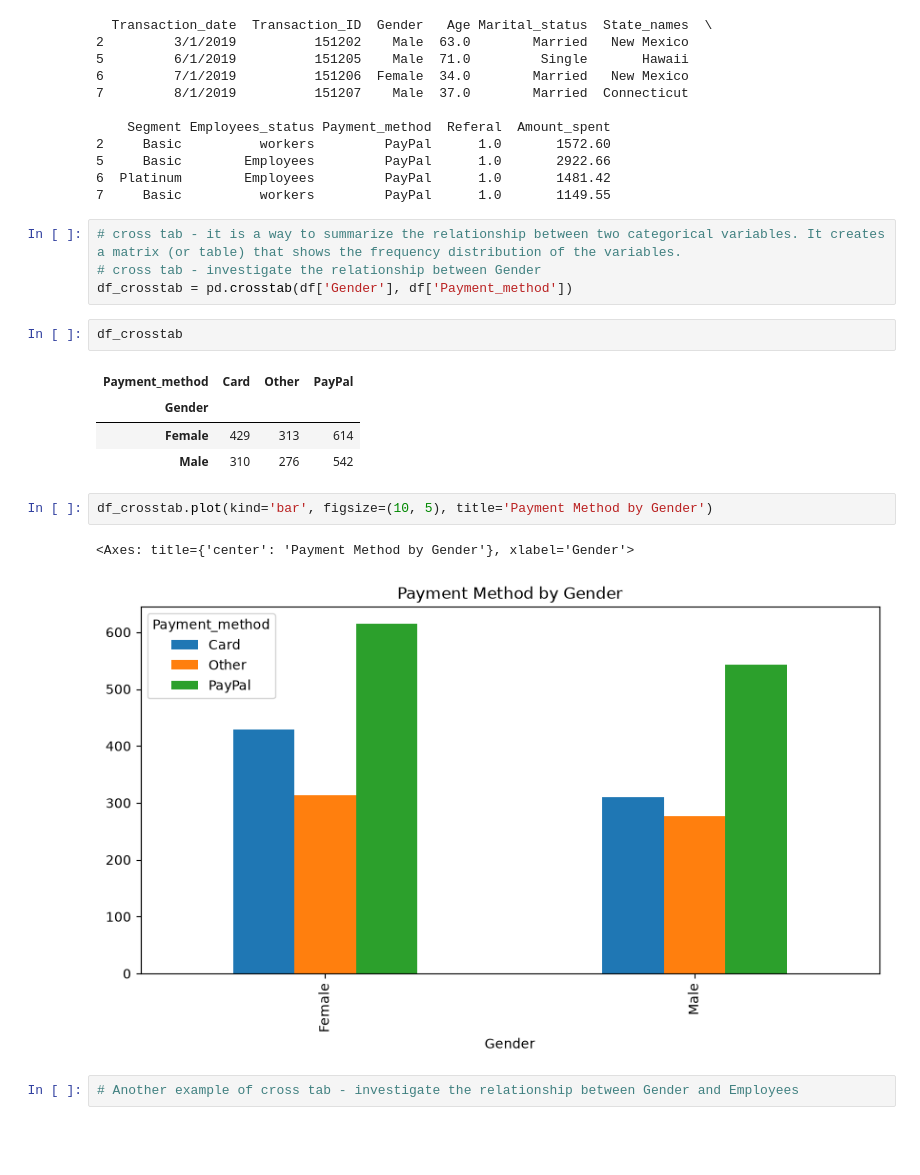
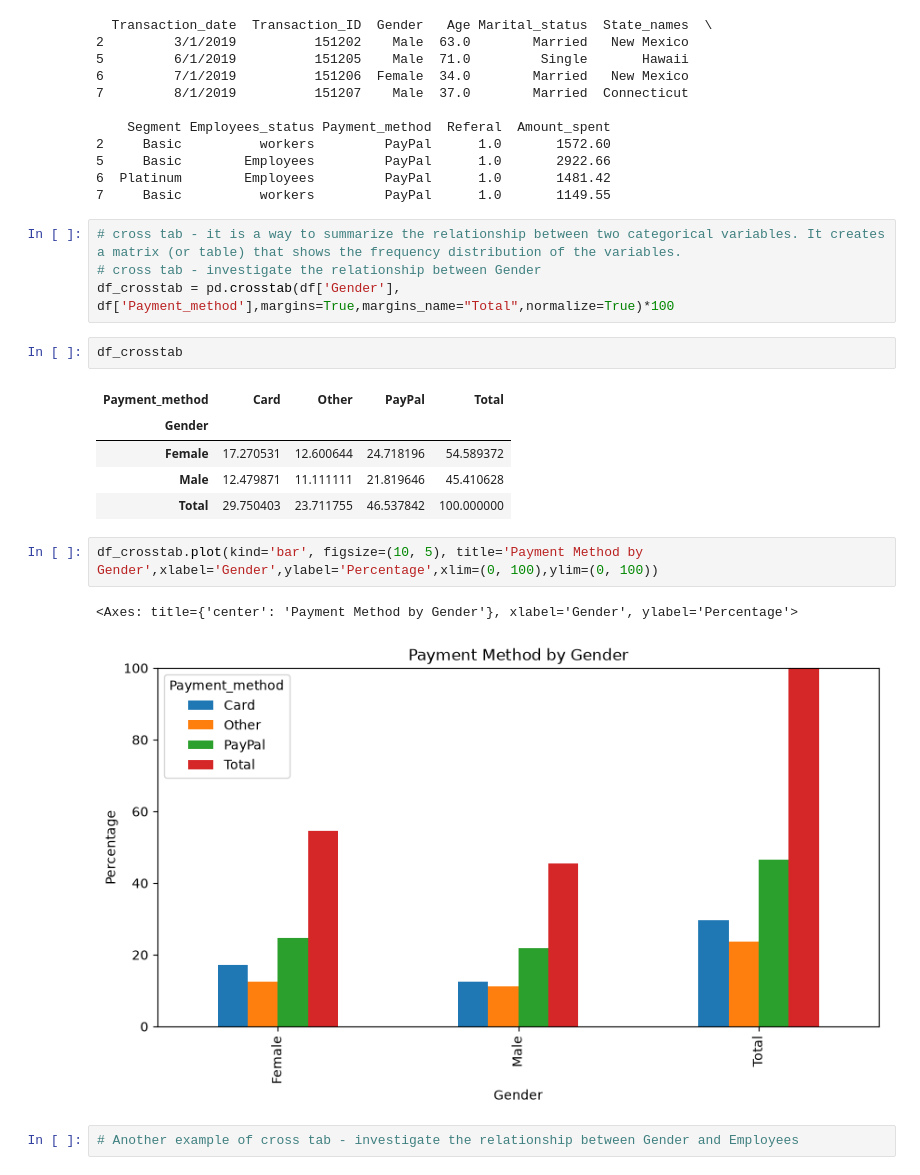
Before and after one commit to Anticoder03/anudeep-traning, a Jupyter notebook: practice/data_analysis/customer.ipynb, the cells around one changed output. Saved outputs shown, nothing was run; the diff lists cells and outputs as text; blank space fills up the shorter version.

```diff
--- a/practice/data_analysis/customer.ipynb
+++ b/practice/data_analysis/customer.ipynb
@@ -149,19 +149,20 @@ print(df[condition].head(4))
 # %%
 # cross tab - it is a way to summarize the relationship between two categorical variables. It creates a matrix (or table) that shows the frequency distribution of the variables.
 # cross tab - investigate the relationship between Gender
-df_crosstab = pd.crosstab(df['Gender'], df['Payment_method'])
+df_crosstab = pd.crosstab(df['Gender'], df['Payment_method'],margins=True,margins_name="Total",normalize=True)*100
 # %%
 df_crosstab
 # %% [output]
-| Payment_method | Card | Other | PayPal |
-| Gender |  |  |  |
-| Female | 429 | 313 | 614 |
-| Male | 310 | 276 | 542 |
+| Payment_method | Card | Other | PayPal | Total |
+| Gender |  |  |  |  |
+| Female | 17.270531 | 12.600644 | 24.718196 | 54.589372 |
+| Male | 12.479871 | 11.111111 | 21.819646 | 45.410628 |
+| Total | 29.750403 | 23.711755 | 46.537842 | 100.000000 |
 # %%
-df_crosstab.plot(kind='bar', figsize=(10, 5), title='Payment Method by Gender')
+df_crosstab.plot(kind='bar', figsize=(10, 5), title='Payment Method by Gender',xlabel='Gender',ylabel='Percentage',xlim=(0, 100),ylim=(0, 100))
 # %% [output]
-<Axes: title={'center': 'Payment Method by Gender'}, xlabel='Gender'>
+<Axes: title={'center': 'Payment Method by Gender'}, xlabel='Gender', ylabel='Percentage'>
-[figure, old version]
+[figure, new version]
 # %%
 # Another example of cross tab - investigate the relationship between Gender and Employees
 # %%
```
Also changed, not shown: 6 other files.
